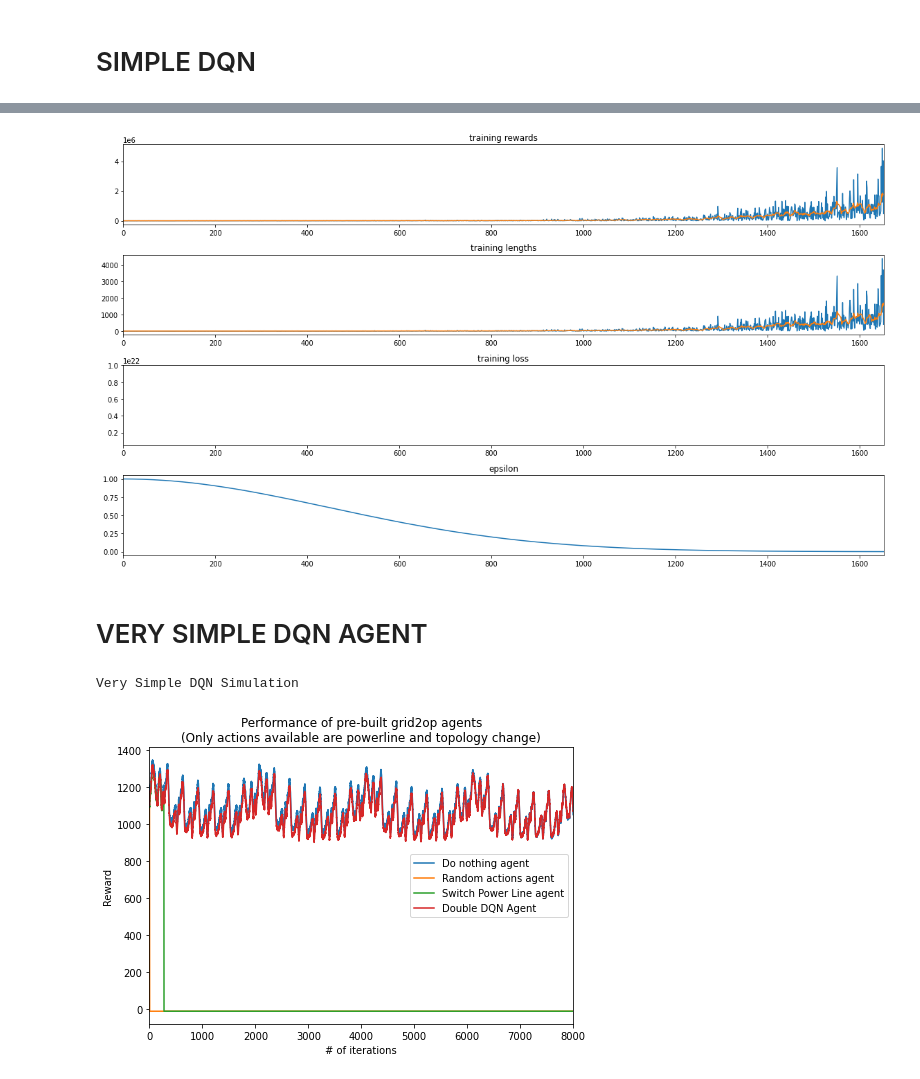
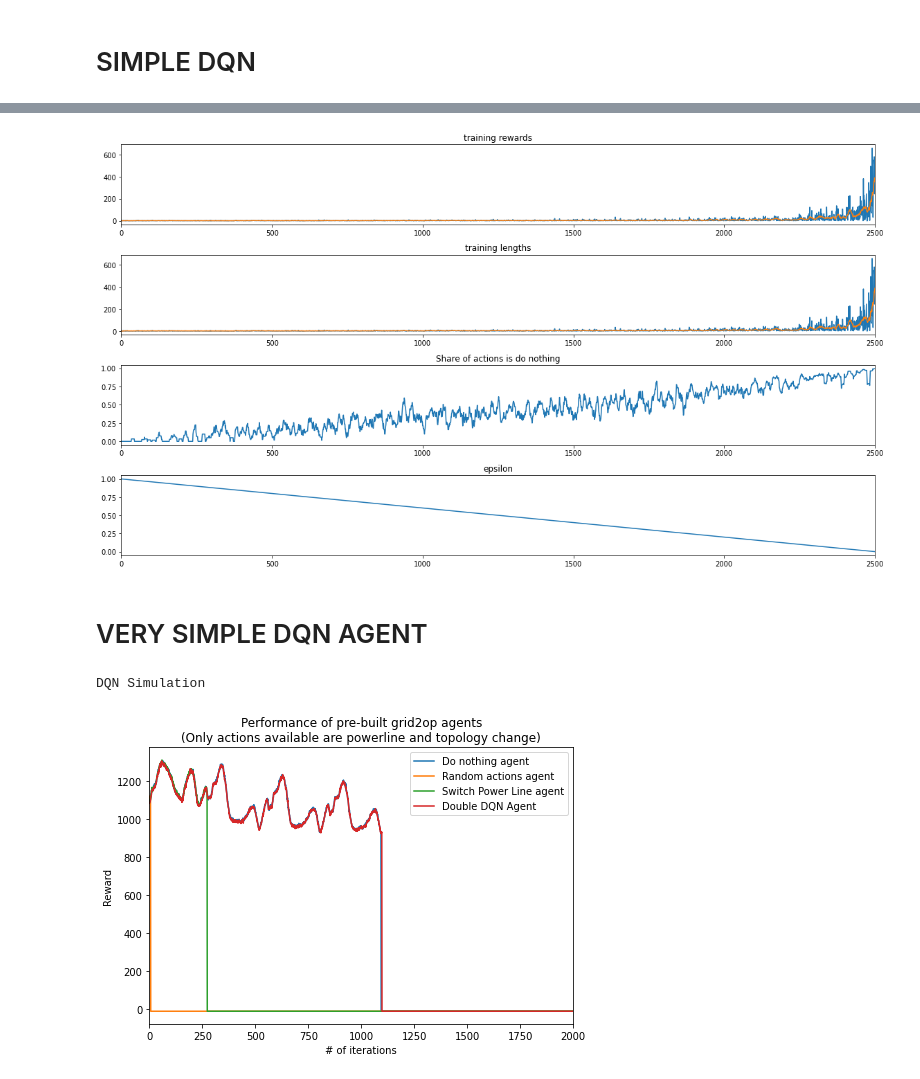
Before and after one commit to jmontalvo94/02456_l2rpn, a Jupyter notebook: DQN_grid2op.ipynb, the cells around one changed output, grey strips where cells are left out. Saved outputs shown, nothing was run; the diff lists cells and outputs as text; code cells hidden in the pictures.

```diff
--- a/DQN_grid2op.ipynb
+++ b/DQN_grid2op.ipynb
@@ -239,7 +249,9 @@ Random Agent Simulation
 # %% [markdown]
 # PRE-BUILT AGENT: POWER SWITCH AGENT
 # %%
-env_all_actions_available = grid2op.make('rte_case14_realistic')
+env_all_actions_available = grid2op.make('rte_case14_realistic',
+                   reward_class=FlatReward,
+                   param=p)
 my_agent = PowerLineSwitch(env_all_actions_available.action_space)
 all_obs = []
 obs = env_all_actions_available.reset()
@@ -500,6 +535,8 @@ def moving_average(a, n=10) :
     ret = np.cumsum(a, dtype=float)
     ret[n:] = ret[n:] - ret[:-n]
     return ret / n
+
+shr_play_nothing = [(np.array(action_ids_eps)==0).mean() for action_ids_eps in action_ids]
 
 plt.figure(figsize=(16, 9))
 plt.subplot(411)
@@ -512,21 +549,53 @@ plt.title('training lengths')
 plt.plot(range(1, len(rewards)+1), lengths)
 plt.plot(range(1, len(rewards)+1), moving_average(lengths))
 plt.xlim([0, len(rewards)])
+#plt.subplot(413)
+# plt.title('training loss')
+# plt.plot(range(1, len(rewards)+1), losses)
+# plt.plot(range(1, len(rewards)+1), moving_average(losses))
+# plt.xlim([0, len(rewards)])
 plt.subplot(413)
-plt.title('training loss')
-plt.plot(range(1, len(rewards)+1), losses)
-plt.plot(range(1, len(rewards)+1), moving_average(losses))
-plt.xlim([0, len(rewards)])
+plt.title('Share of actions is do nothing')
+plt.plot(range(1, len(shr_play_nothing)+1), moving_average(shr_play_nothing,n=10))
+plt.xlim([0, len(shr_play_nothing)])
+plt.tight_layout()
 plt.subplot(414)
 plt.title('epsilon')
 plt.plot(range(1, len(rewards)+1), epsilons)
 plt.xlim([0, len(rewards)])
-plt.tight_layout(); plt.show()
+plt.tight_layout()
+plt.savefig('double_dqn_training.pdf',dpi=600)
+plt.show()
 # %% [output]
-[figure, old version]
+[figure, new version]
 # %% [markdown]
 # VERY SIMPLE DQN AGENT
 # %%
+import torch
+
+NN_PARAMS = {
+    'n_inputs':env.observation_space.n,
+    'n_outputs':len(one_hot_encoding_act_conv),
+    'n_hidden_layers':3,
+    'n_hidden_units':[300,300,300],
+    'relu':True,
+    'optimizer':'SGD',
+    'learning_rate':0.005,
+    'weight_decay':0.001
+}
+
+if torch.cuda.is_available():
+ dev = "cuda:0"
+else:
+ dev = "cpu"
+
+policy_dqn = agent.DQN(NN_PARAMS)
+target_dqn = agent.DQN(NN_PARAMS)
+
+# Load from drive
+target_dqn.load_state_dict(torch.load('checkpoint_target_dqn.pth'))
+policy_dqn.load_state_dict(torch.load('checkpoint_policy_dqn.pth'))
+
 all_obs = []
 obs = env.reset()
 all_obs.append(obs)
@@ -534,13 +603,13 @@ reward = env.reward_range[0]
 reward_list = []
 done = False
 nb_step = 0
-print("Very Simple DQN Simulation")
+print("DQN Simulation")
 with tqdm(total=env.chronics_handler.max_timestep()) as pbar:
     while True:
         #action = act_vect_to_act_obj(env,target_dqn(torch.from_numpy(np.array(obs.to_vect(),dtype='float32')).to(dev).float()))
         #action = my_agent.act(obs, reward, done)
-        Q_est = policy_dqn(torch.from_numpy(np.array(obs.to_vect(),dtype='float32')).to(dev).float())
-        Q_est[Q_est!=Q_est] = -1 ## Fix potentional na value
+        Q_est = target_dqn(torch.from_numpy(np.array(obs.to_vect(),dtype='float32')).to(dev).float())
+        #Q_est[Q_est!=Q_est] = -1 ## Fix potentional na value
         action = env.action_space(env_act_dict_list[Q_est.argmax().item()])
         obs, reward, done, _ = env.step(action)
         reward_list.append(reward)
@@ -552,7 +621,7 @@ with tqdm(total=env.chronics_handler.max_timestep()) as pbar:
 
 reward_list_simple_DQN = np.copy(reward_list)
 # %% [output]
-Very Simple DQN Simulation
+DQN Simulation
 # %%
 import seaborn as sns
 import matplotlib.pyplot as plt
@@ -562,32 +631,32 @@ lists_to_df  = []
 
 for nested_list in  nested_lists:
   len_list = len(nested_list)
   final_value = nested_list[-1]
   list_ = np.repeat(final_value,env.chronics_handler.max_timestep())
   list_[:len_list] = nested_list
   lists_to_df.append(list_)
 
 df_pre_built_agents = pd.DataFrame(lists_to_df)\
 .transpose()\
 .rename(columns={0:'do_nothing_agent',1:'random_agent',2:'switch_power_line_agent',3:'Very Simple DQN agent'})\
 .stack()\
 .reset_index()\
 .rename(columns={'level_0':'iteration','level_1':'agent_type',0:'reward'})
 
 
 fig,ax = plt.subplots(1,1,figsize=(7,5))
 sns.lineplot(x='iteration',y='reward',hue='agent_type',ax=ax,data=df_pre_built_agents)
 ax.set_xlabel("# of iterations")
 ax.set_ylabel("Reward")
 ax.set_title("Performance of pre-built grid2op agents\n(Only actions available are powerline and topology change)")
 ax.legend(['Do nothing agent','Random actions agent','Switch Power Line agent','Double DQN Agent'])
-ax.set_xlim(0,8000)
+ax.set_xlim(0,2000)
 plt.tight_layout()
 plt.show()
 
 # df_pre_built_agents = pd.DataFrame({'random_agent':reward_list_random_agent,
 #                                     'power_line_switch_agent':reward_power_line_switch_agent
 #                                     })
 # df_pre_built_agents
 # %% [output]
-[figure, old version]
+[figure, new version]
```
Also changed, not shown: parts of 8 cells of this notebook.
